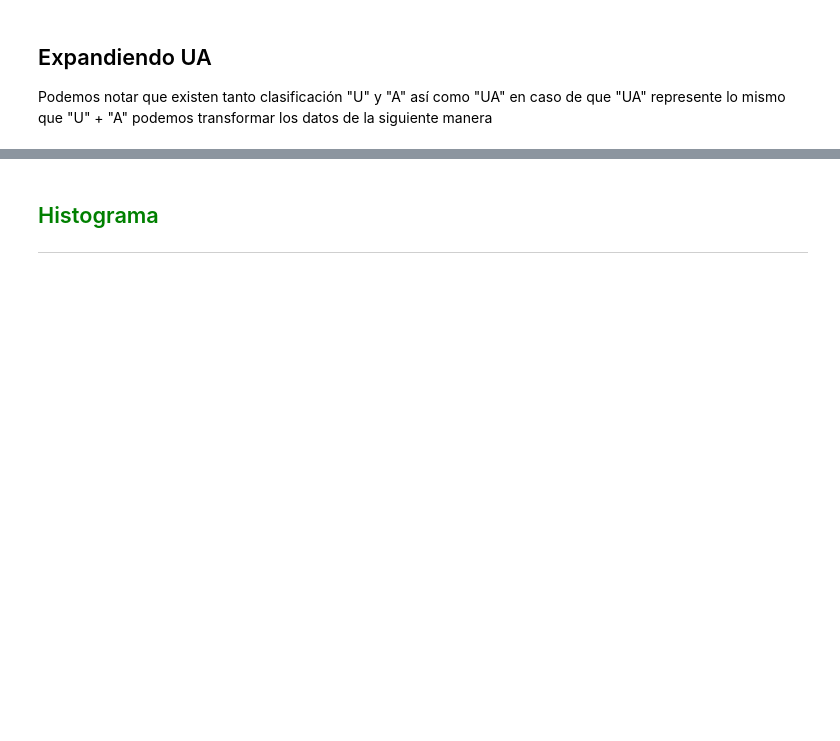
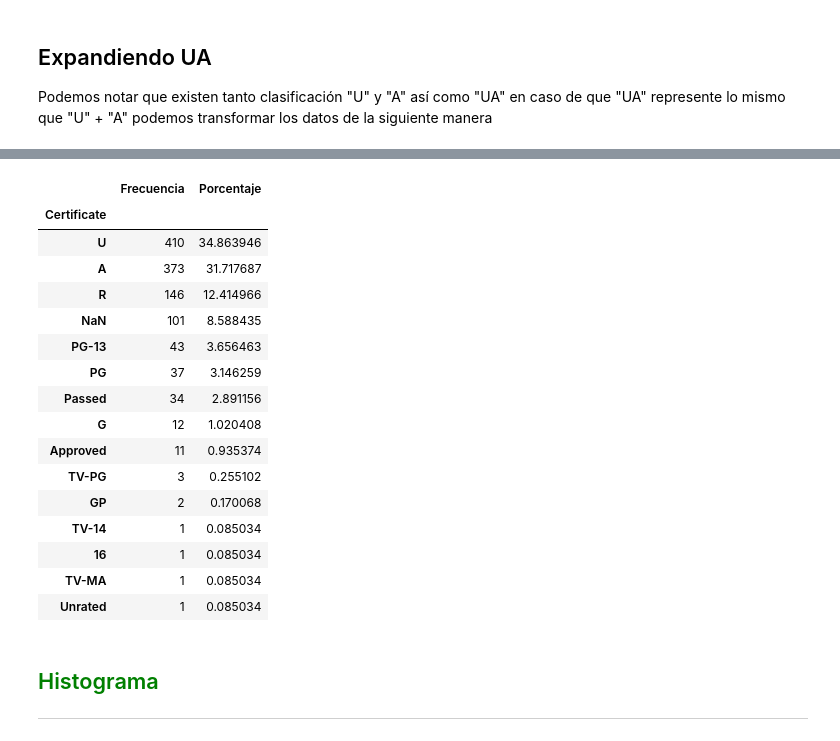
Before and after one commit to mitsiu-carreno/data_science_content, a Jupyter notebook: 2_sem/met_num_2/s13_final_project.ipynb, the cells around one changed output, grey strips where cells are left out. Cells and saved outputs as stored; diff of their text form; code cells hidden in the pictures; blank space fills up the shorter version.

```diff
--- a/2_sem/met_num_2/s13_final_project.ipynb
+++ b/2_sem/met_num_2/s13_final_project.ipynb
@@ -210,8 +216,26 @@ https://stackoverflow.com/questions/36909977/update-row-values-where-certain-con
 # %%
-#distr_certificates = pd.DataFrame({
-#    "Frecuencia": df_expand_certs["Certificate"].value_counts(dropna=False),
-#    "Porcentaje": df_expand_certs["Certificate"].value_counts(normalize=True, dropna=False)* 100})
-#distr_certificates
+distr_certificates = pd.DataFrame({
+    "Frecuencia": df_expand_certs["Certificate"].value_counts(dropna=False),
+    "Porcentaje": df_expand_certs["Certificate"].value_counts(normalize=True, dropna=False)* 100})
+distr_certificates
+# %% [output]
+|  | Frecuencia | Porcentaje |
+| Certificate |  |  |
+| U | 410 | 34.863946 |
+| A | 373 | 31.717687 |
+| R | 146 | 12.414966 |
+| NaN | 101 | 8.588435 |
+| PG-13 | 43 | 3.656463 |
+| PG | 37 | 3.146259 |
+| Passed | 34 | 2.891156 |
+| G | 12 | 1.020408 |
+| Approved | 11 | 0.935374 |
+| TV-PG | 3 | 0.255102 |
+| GP | 2 | 0.170068 |
+| TV-14 | 1 | 0.085034 |
+| 16 | 1 | 0.085034 |
+| TV-MA | 1 | 0.085034 |
+| Unrated | 1 | 0.085034 |
 # %% [markdown]
 ## <font color=green>Histograma</font>
 ***
```
Also changed, not shown: parts of 7 cells of this notebook.
